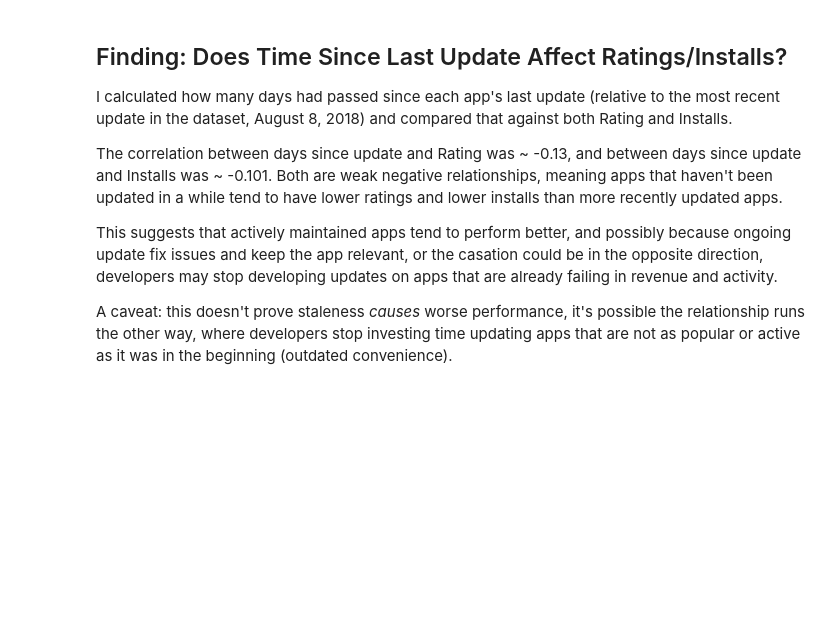
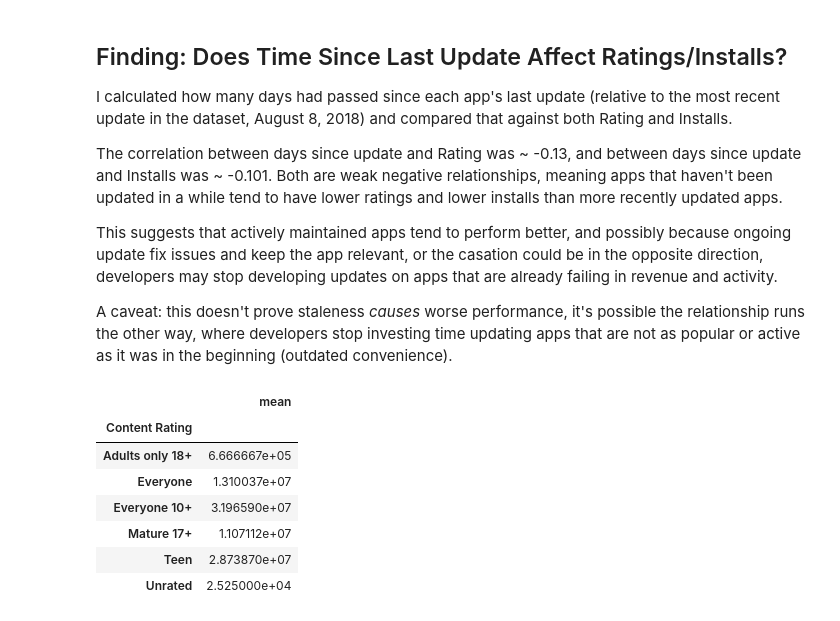
Before and after one commit to Harish-Senthilkumar/google-play-store-analysis, a Jupyter notebook: notebooks/analysis.ipynb, the cells around one changed output. Saved outputs shown, nothing was run; the diff lists cells and outputs as text; code cells hidden in the pictures; blank space fills up the shorter version.

Commit message:
average installs for each content rating

```diff
--- a/notebooks/analysis.ipynb
+++ b/notebooks/analysis.ipynb
@@ -631,3 +631,15 @@ it's possible the relationship runs the other way, where developers
 stop investing time updating apps that are not as popular or active as it was in the beginning (outdated convenience).
 # %%
 # Starting Question 5
+#Grouping the Installs count by content rating and calculating the average mean
+
+gps_data.groupby('Content Rating')['Installs'].agg(['mean']) # Average install aggragation
+# %% [output]
+|  | mean |
+| Content Rating |  |
+| Adults only 18+ | 6.666667e+05 |
+| Everyone | 1.310037e+07 |
+| Everyone 10+ | 3.196590e+07 |
+| Mature 17+ | 1.107112e+07 |
+| Teen | 2.873870e+07 |
+| Unrated | 2.525000e+04 |
```
Also changed, not shown: parts of 1 cell of this notebook.
